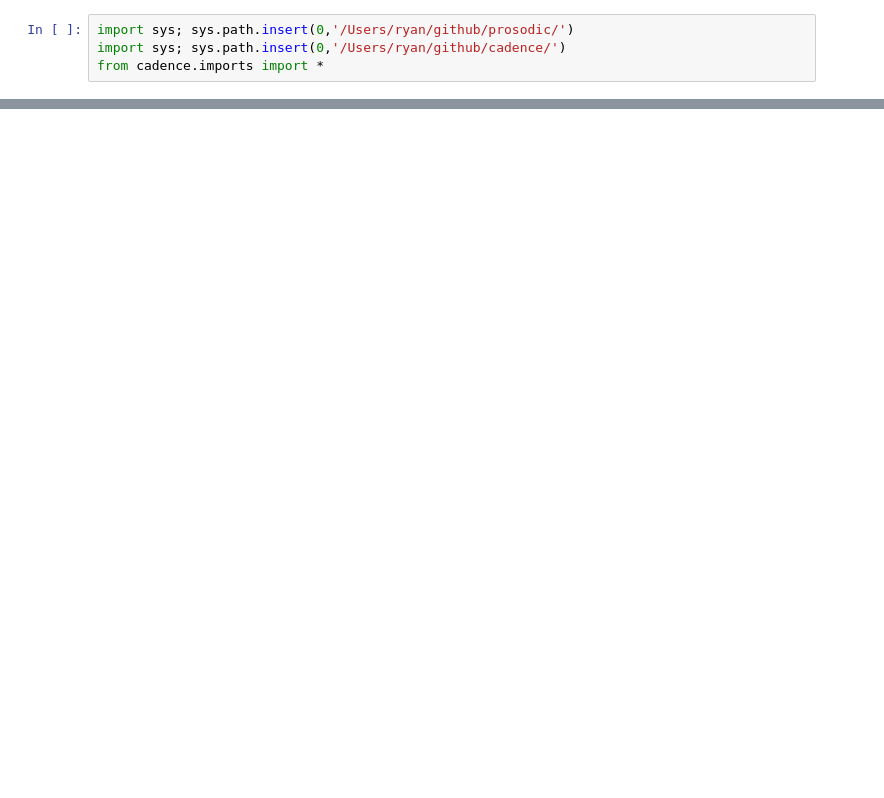
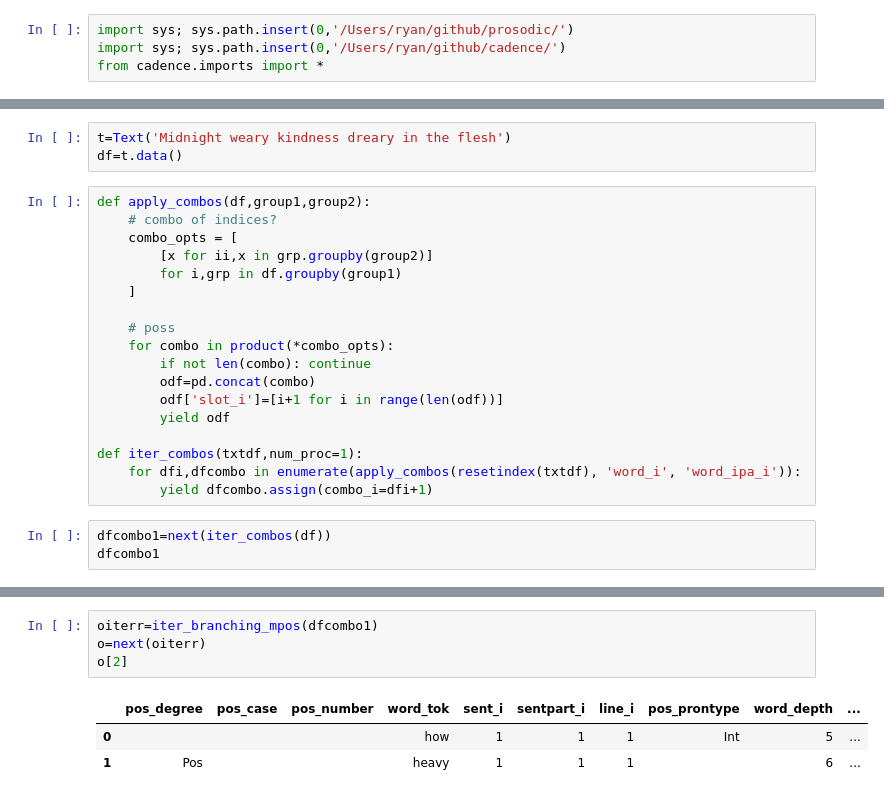
Before and after one commit to quadrismegistus/cadence, a Jupyter notebook: notebooks/cadence_proms.ipynb, the cells around one changed output, grey strips where cells are left out. Drawn from its saved outputs; the diff is of its cells as text; blank space fills up the shorter version.

```diff
--- a/notebooks/cadence_proms.ipynb
+++ b/notebooks/cadence_proms.ipynb
@@ -36,0 +9,24 @@ odf
+# %%
+t=Text('Midnight weary kindness dreary in the flesh')
+df=t.data()
+# %%
+def apply_combos(df,group1,group2):
+    # combo of indices?
+    combo_opts = [
+        [x for ii,x in grp.groupby(group2)]
+        for i,grp in df.groupby(group1)
+    ]
+
+    # poss
+    for combo in product(*combo_opts):
+        if not len(combo): continue
+        odf=pd.concat(combo)
+        odf['slot_i']=[i+1 for i in range(len(odf))]
+        yield odf
+
+def iter_combos(txtdf,num_proc=1):
+    for dfi,dfcombo in enumerate(apply_combos(resetindex(txtdf), 'word_i', 'word_ipa_i')):
+        yield dfcombo.assign(combo_i=dfi+1)
+# %%
+dfcombo1=next(iter_combos(df))
+dfcombo1
@@ -36,0 +426,8 @@ odf
+# %%
+oiterr=iter_branching_mpos(dfcombo1)
+o=next(oiterr)
+o[2]
+# %% [output]
+|  | pos_degree | pos_case | pos_number | word_tok | sent_i | sentpart_i | line_i | pos_prontype | word_depth | ... |
+| 0 |  |  |  | how | 1 | 1 | 1 | Int | 5 | ... |
+| 1 | Pos |  |  | heavy | 1 | 1 | 1 |  | 6 | ... |
```
Also changed, not shown: parts of 32 cells of this notebook, 16 other files.
